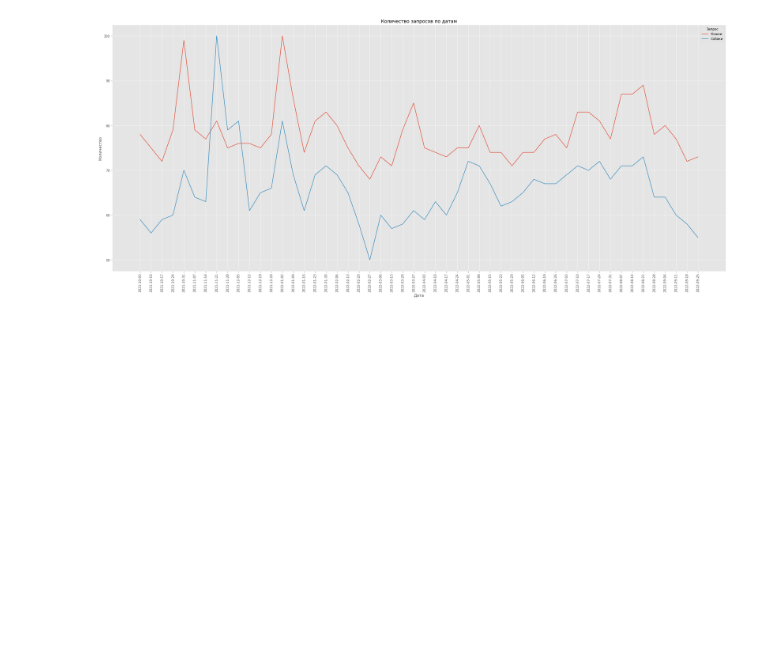
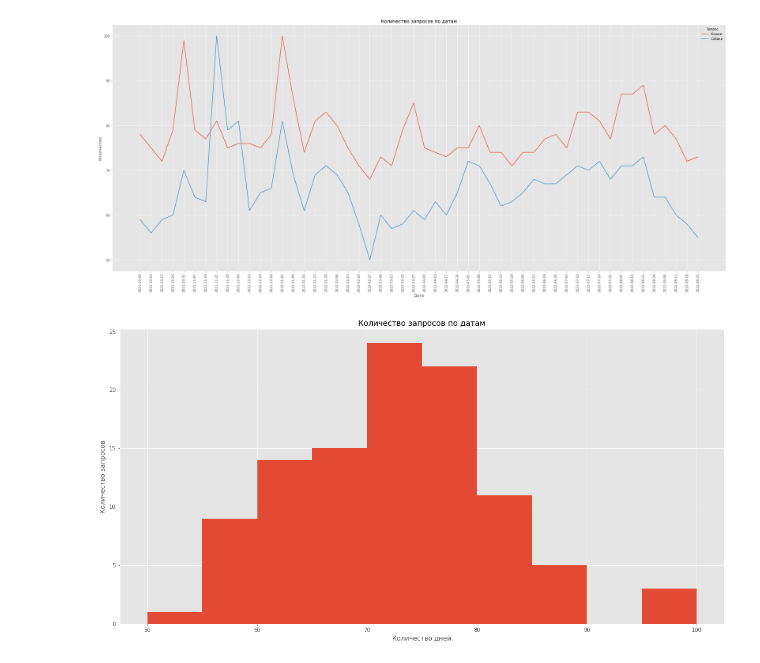
Before and after one commit to D1ffic00lt/cat-and-dog-analytics, a Jupyter notebook: main.ipynb, the cells around one changed output. Saved outputs shown, nothing was run; the diff lists cells and outputs as text; code cells hidden in the pictures; blank space fills up the shorter version.

Commit message:
add data

```diff
--- a/main.ipynb
+++ b/main.ipynb
@@ -133,3 +133,11 @@ plt.savefig('charts/white_version/dogs_and_cats.png')
 plt.show()
 # %% [output]
 [figure]
+# %%
+data_merge.Количество.hist(figsize=(20, 10))
+plt.title("Количество запросов по датам")
+plt.xlabel("Количество дней")
+plt.ylabel("Количество запросов")
+plt.savefig("charts/white_version/requests.png")
+# %% [output]
+[figure, added]
```
Also changed, not shown: parts of 14 cells of this notebook, 12 other files.
